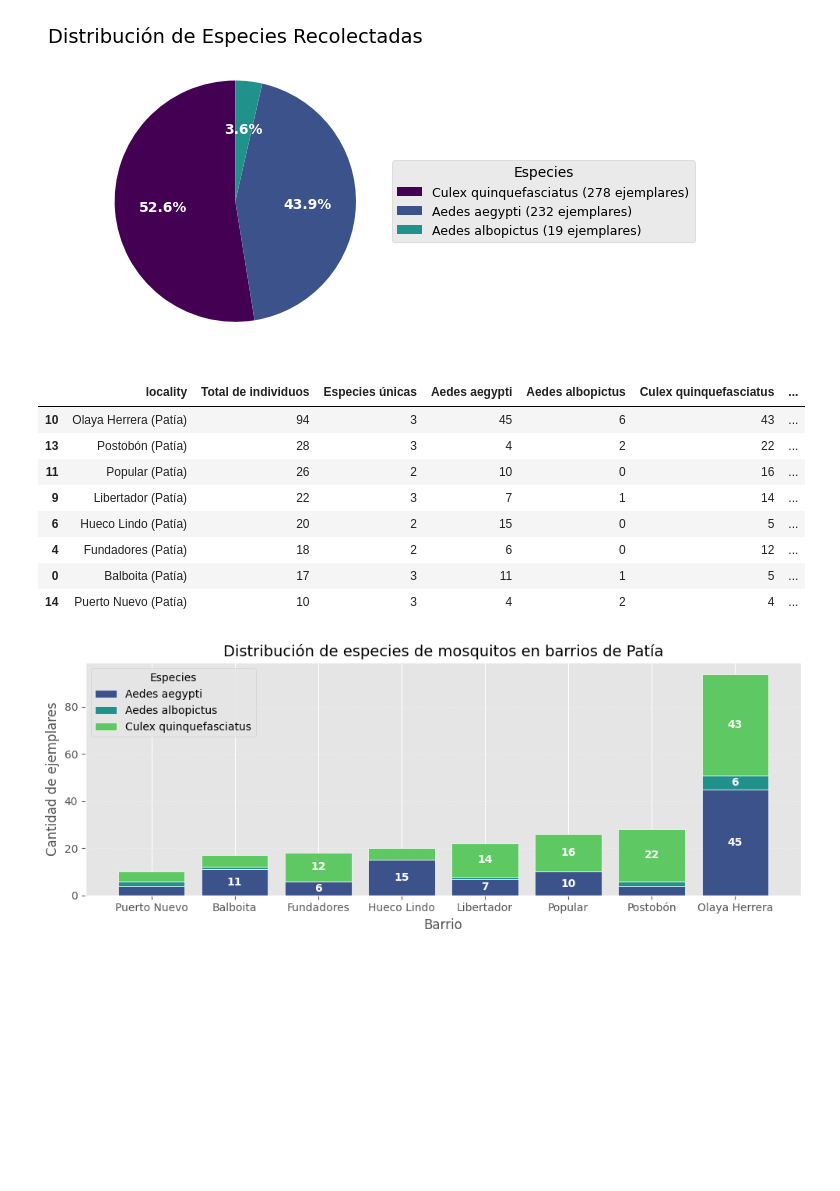
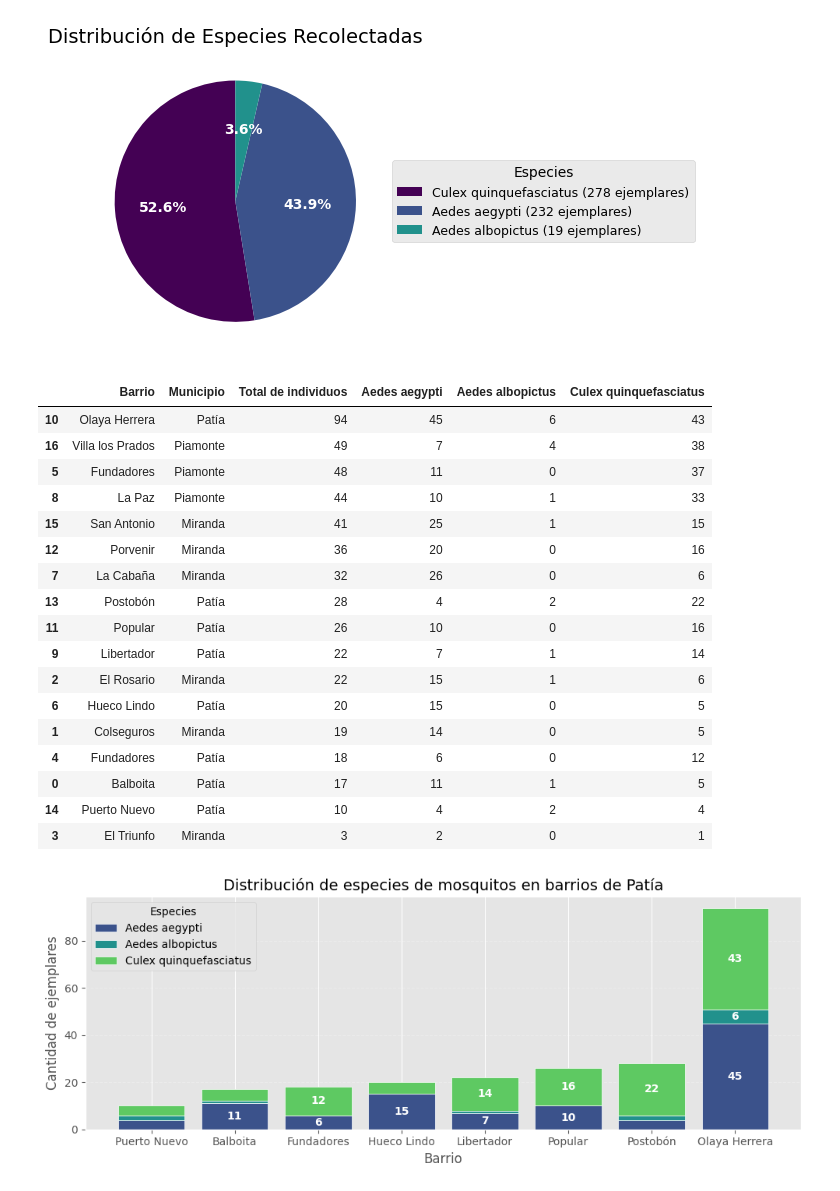
Before and after one commit to Zaprovic/bootcamp-data-analysis, a Jupyter notebook: src/dengue.ipynb, the cells around one changed output. Cells and saved outputs as stored; diff of their text form; code cells hidden in the pictures; blank space fills up the shorter version.

```diff
--- a/src/dengue.ipynb
+++ b/src/dengue.ipynb
@@ -232,0 +231,11 @@ plt.show()
+# %%
+df_entomologico['locality'] = df_entomologico['locality'].str.replace(
+    r'^Casa ubicada en el barrio (.+) de (.+)$', r'\1 (\2)',
+    regex=True
+)
+
+df_entomologico['locality'] = df_entomologico['locality'].str.extract(r'^([^(]+)', expand=False).str.strip()
+df_entomologico.rename(columns={'locality': 'Barrio'}, inplace=True)
+df_entomologico.rename(columns={'county': 'Municipio'}, inplace=True)
+
+df_entomologico.drop(columns=['organismRemarks', 'eventID','verbatimElevation','higherClassification','genus','subgenus','specificEpithet','vernacularName','eventDate','locationID'], inplace=True)
@@ -312,66 +337,61 @@ sc_percent = pd.DataFrame({
 import re
 
 # Create the base location_diversity with summary statistics
-location_diversity = df_entomologico.groupby('locality').agg({
+location_diversity = df_entomologico.groupby(['Barrio', 'Municipio']).agg({
     'individualCount': 'count',
     'scientificName': pd.Series.nunique
 }).reset_index().rename(columns={
     'individualCount': 'Total de individuos',
     'scientificName': 'Especies únicas',
 })
 
-# Standardize the locality names
-location_diversity['locality'] = location_diversity['locality'].str.replace(
-    r'^Casa ubicada en el barrio (.+) de (.+)$', r'\1 (\2)',
-    regex=True
-)
-
 # Create a pivot table with counts for each species at each location
 species_pivot = df_entomologico.pivot_table(
-    index='locality',
+    index=['Barrio', 'Municipio'],
     columns='scientificName',
     values='individualCount',
     aggfunc='count',
     fill_value=0
 )
 
-# Apply the same locality name standardization to the pivot table
-species_pivot.index = species_pivot.index.str.replace(
-    r'^Casa ubicada en el barrio (.+) de (.+)$', r'\1 (\2)',
-    regex=True
-)
-
 # Reset index to prepare for merge
 species_pivot = species_pivot.reset_index()
 
 # Merge the two DataFrames
-location_diversity = location_diversity.merge(species_pivot, on='locality')
+location_diversity = location_diversity.merge(species_pivot, on=['Barrio', 'Municipio'])
 
 location_diversity = location_diversity.sort_values('Total de individuos', ascending=False)
-
-# in the locality column replace everywhere that says Patía (El Bordo) with Patía
-location_diversity['locality'] = location_diversity['locality'].str.replace('Patía (El Bordo)', 'Patía')
-
-
-# Extract Barrio from locality column - get text before the first parenthesis
-location_diversity['Barrio'] = location_diversity['locality'].str.extract(r'^([^(]+)', expand=False).str.strip()
-location_diversity['Municipio'] = location_diversity['locality'].str.extract(r'\(([^)]+)\)', expand=False).str.strip()
 
 location_diversity_patia = location_diversity[location_diversity['Municipio'] == 'Patía']
 location_diversity_piamonte = location_diversity[location_diversity['Municipio'] == 'Piamonte']
 location_diversity_miranda = location_diversity[location_diversity['Municipio'] == 'Miranda']
 
-location_diversity_patia
+location_diversity_patia = location_diversity_patia.drop(['Especies únicas'], axis=1)
+location_diversity_piamonte = location_diversity_piamonte.drop(['Especies únicas'], axis=1)
+location_diversity_miranda = location_diversity_miranda.drop(['Especies únicas'], axis=1)
+
+location_diversity = location_diversity.drop(['Especies únicas'], axis=1)
+
+location_diversity
 # %% [output]
-|  | locality | Total de individuos | Especies únicas | Aedes aegypti | Aedes albopictus | Culex quinquefasciatus | ... |
-| 10 | Olaya Herrera (Patía) | 94 | 3 | 45 | 6 | 43 | ... |
-| 13 | Postobón (Patía) | 28 | 3 | 4 | 2 | 22 | ... |
-| 11 | Popular (Patía) | 26 | 2 | 10 | 0 | 16 | ... |
-| 9 | Libertador (Patía) | 22 | 3 | 7 | 1 | 14 | ... |
-| 6 | Hueco Lindo (Patía) | 20 | 2 | 15 | 0 | 5 | ... |
-| 4 | Fundadores (Patía) | 18 | 2 | 6 | 0 | 12 | ... |
-| 0 | Balboita (Patía) | 17 | 3 | 11 | 1 | 5 | ... |
-| 14 | Puerto Nuevo (Patía) | 10 | 3 | 4 | 2 | 4 | ... |
+|  | Barrio | Municipio | Total de individuos | Aedes aegypti | Aedes albopictus | Culex quinquefasciatus |
+| 10 | Olaya Herrera | Patía | 94 | 45 | 6 | 43 |
+| 16 | Villa los Prados | Piamonte | 49 | 7 | 4 | 38 |
+| 5 | Fundadores | Piamonte | 48 | 11 | 0 | 37 |
+| 8 | La Paz | Piamonte | 44 | 10 | 1 | 33 |
+| 15 | San Antonio | Miranda | 41 | 25 | 1 | 15 |
+| 12 | Porvenir | Miranda | 36 | 20 | 0 | 16 |
+| 7 | La Cabaña | Miranda | 32 | 26 | 0 | 6 |
+| 13 | Postobón | Patía | 28 | 4 | 2 | 22 |
+| 11 | Popular | Patía | 26 | 10 | 0 | 16 |
+| 9 | Libertador | Patía | 22 | 7 | 1 | 14 |
+| 2 | El Rosario | Miranda | 22 | 15 | 1 | 6 |
+| 6 | Hueco Lindo | Patía | 20 | 15 | 0 | 5 |
+| 1 | Colseguros | Miranda | 19 | 14 | 0 | 5 |
+| 4 | Fundadores | Patía | 18 | 6 | 0 | 12 |
+| 0 | Balboita | Patía | 17 | 11 | 1 | 5 |
+| 14 | Puerto Nuevo | Patía | 10 | 4 | 2 | 4 |
+| 3 | El Triunfo | Miranda | 3 | 2 | 0 | 1 |
 # %%
 import seaborn as sns
 import numpy as np
```
Also changed, not shown: parts of 16 cells of this notebook, 7 other files.
